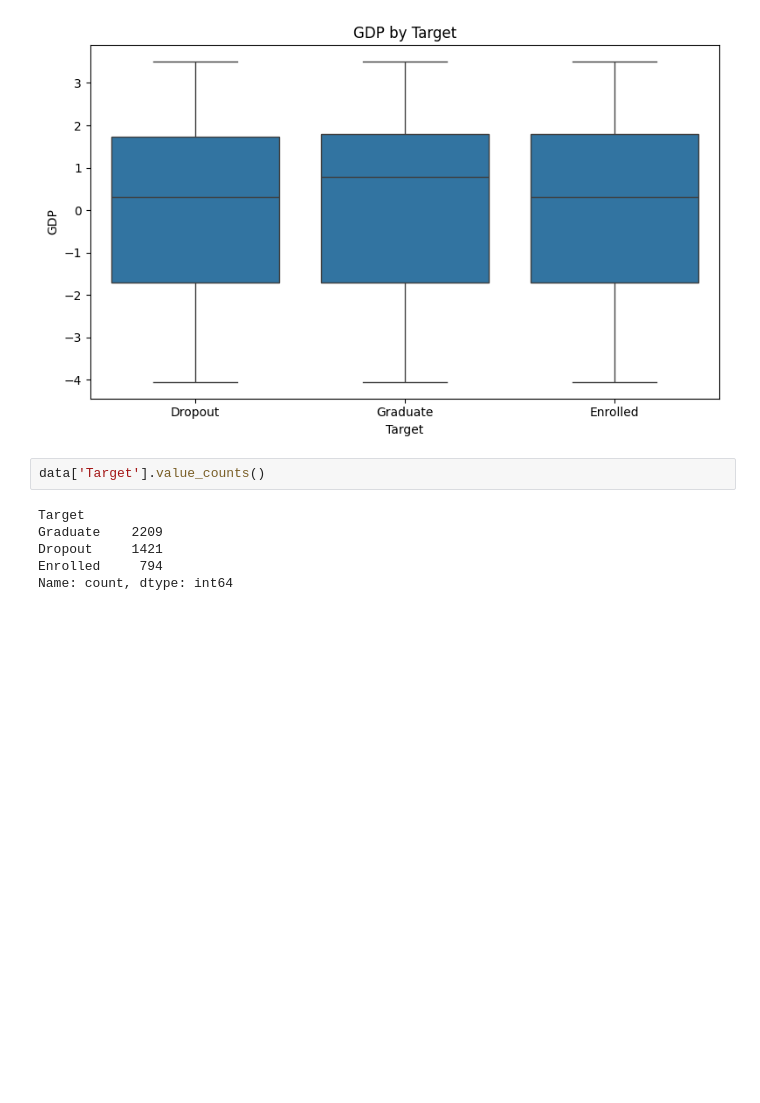
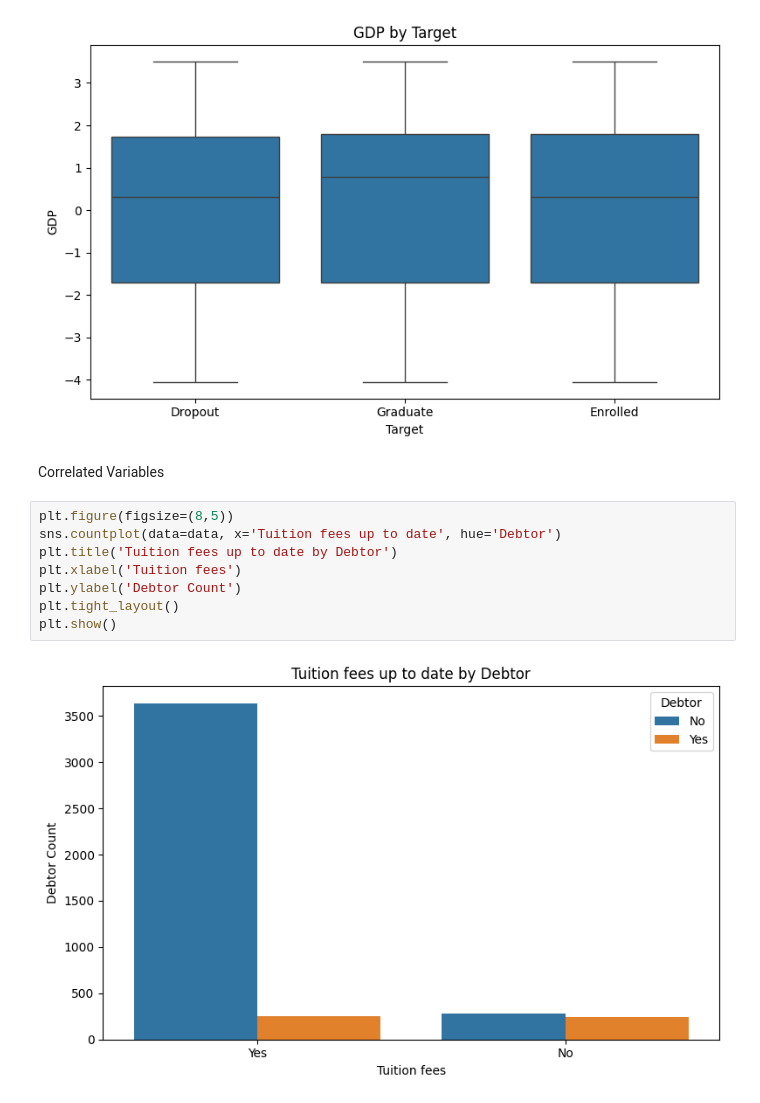
Before and after one commit to idavoong/Dropout-Predictor, a Jupyter notebook: eda/eda.ipynb, the cells around one changed output. Drawn from its saved outputs; the diff is of its cells as text; blank space fills up the shorter version.

```diff
--- a/eda/eda.ipynb
+++ b/eda/eda.ipynb
@@ -1028,11 +1031,15 @@ plt.tight_layout()
 plt.show()
 # %% [output]
 [figure]
-# %%
-data['Target'].value_counts()
-# %% [output]
-Target
-Graduate    2209
-Dropout     1421
-Enrolled     794
-Name: count, dtype: int64
+# %% [markdown]
+Correlated Variables
+# %%
+plt.figure(figsize=(8,5))
+sns.countplot(data=data, x='Tuition fees up to date', hue='Debtor')
+plt.title('Tuition fees up to date by Debtor')
+plt.xlabel('Tuition fees')
+plt.ylabel('Debtor Count')
+plt.tight_layout()
+plt.show()
+# %% [output]
+[figure, added]
```
Also changed, not shown: parts of 40 cells of this notebook.
